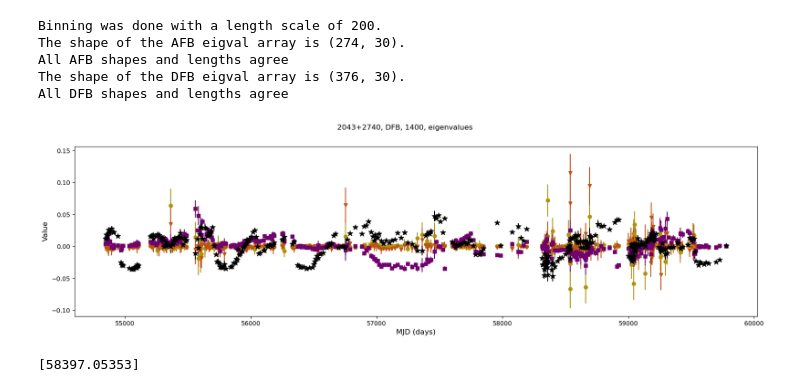
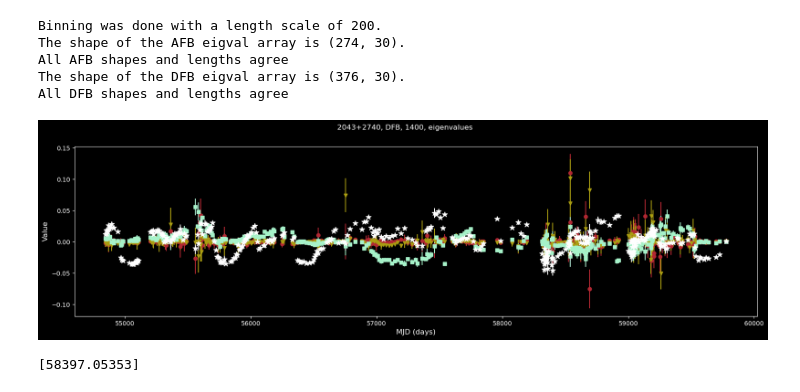
Before and after one commit to respiewak/psr_prof_pca, a Jupyter notebook: third_eigenvalue_gps.ipynb, the cells around one changed output. Cells and saved outputs as stored; diff of their text form; code cells hidden in the pictures.

```diff
--- a/third_eigenvalue_gps.ipynb
+++ b/third_eigenvalue_gps.ipynb
@@ -101,17 +101,18 @@ The shape of the DFB eigval array is (376, 30).
 All DFB shapes and lengths agree
 # %%
 if exist_DFB and True:
-    fig = plt.figure(figsize=(20, 5))
-    fig.suptitle("{}, DFB, {}, eigenvalues".format(psr, freq))
-    ax1 = fig.gca()
-    ax1.errorbar(DFB_mjds, DFB_eigval[:,3], yerr=DFB_errs[:,3], fmt='o', ecolor=c4, mec=c4, mfc=c4)
-    ax1.errorbar(DFB_mjds, DFB_eigval[:,2], yerr=DFB_errs[:,2], fmt='v', ecolor=c3, mec=c3, mfc=c3)
-    ax1.errorbar(DFB_mjds, DFB_eigval[:,1], yerr=DFB_errs[:,1], fmt='s', ecolor=c2, mec=c2, mfc=c2)
-    ax1.errorbar(DFB_mjds, DFB_eigval[:,0], yerr=DFB_errs[:,0], fmt='k*', ecolor=c1, ms=9)
-    ax1.set_xlabel('MJD (days)', fontsize=12)
-    ax1.set_ylabel('Value', fontsize=12)
+    with plt.style.context(plot_style):
+        fig = plt.figure(figsize=(20, 5))
+        fig.suptitle("{}, DFB, {}, eigenvalues".format(psr, freq))
+        ax1 = fig.gca()
+        ax1.errorbar(DFB_mjds, DFB_eigval[:,3], yerr=DFB_errs[:,3], fmt='o', ecolor=c4, mec=c4, mfc=c4)
+        ax1.errorbar(DFB_mjds, DFB_eigval[:,2], yerr=DFB_errs[:,2], fmt='v', ecolor=c3, mec=c3, mfc=c3)
+        ax1.errorbar(DFB_mjds, DFB_eigval[:,1], yerr=DFB_errs[:,1], fmt='s', ecolor=c2, mec=c2, mfc=c2)
+        ax1.errorbar(DFB_mjds, DFB_eigval[:,0], yerr=DFB_errs[:,0], fmt='*', ecolor=c1, mec=c1, mfc=c1, ms=9)
+        ax1.set_xlabel('MJD (days)', fontsize=12)
+        ax1.set_ylabel('Value', fontsize=12)
 # %% [output]
-[figure, old version]
+[figure, new version]
 # %%
 if exist_DFB:
     print(DFB_mjds[DFB_eigval[:,0] == min(DFB_eigval[:,0])])
```
Also changed, not shown: parts of 3 cells of this notebook, 2 other files.
